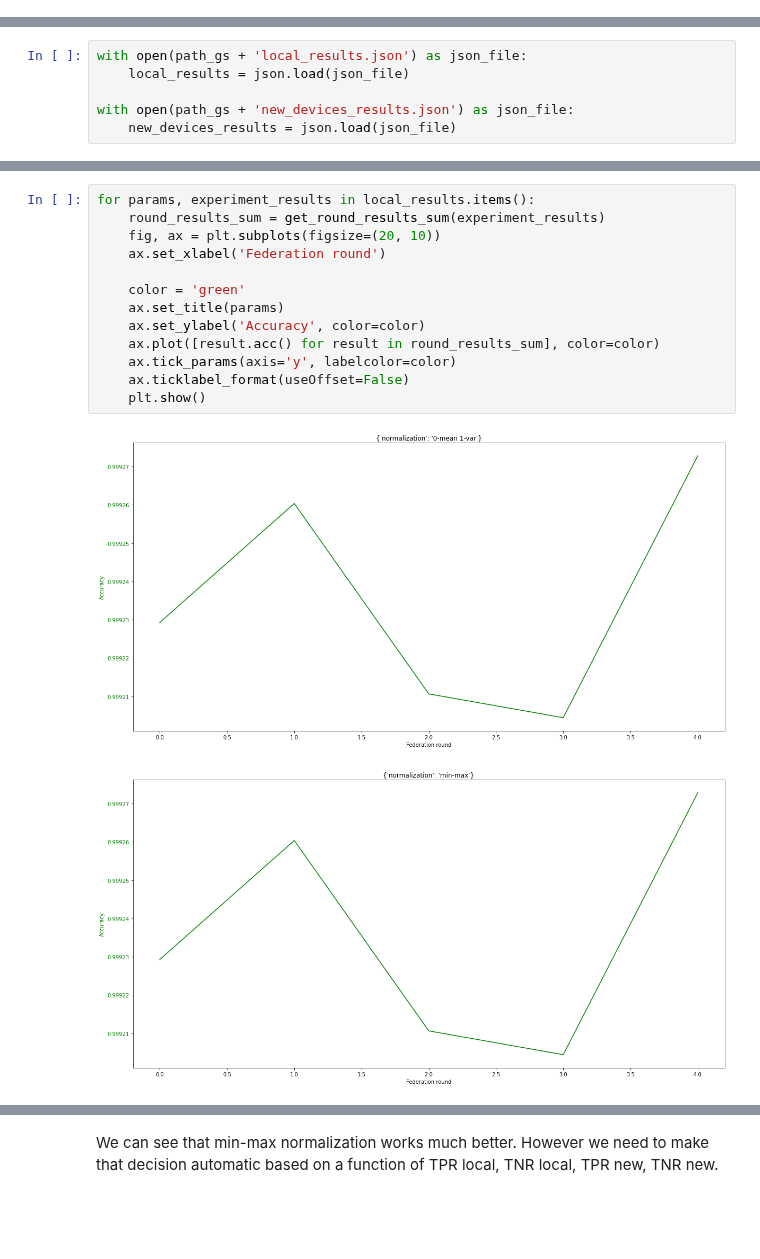
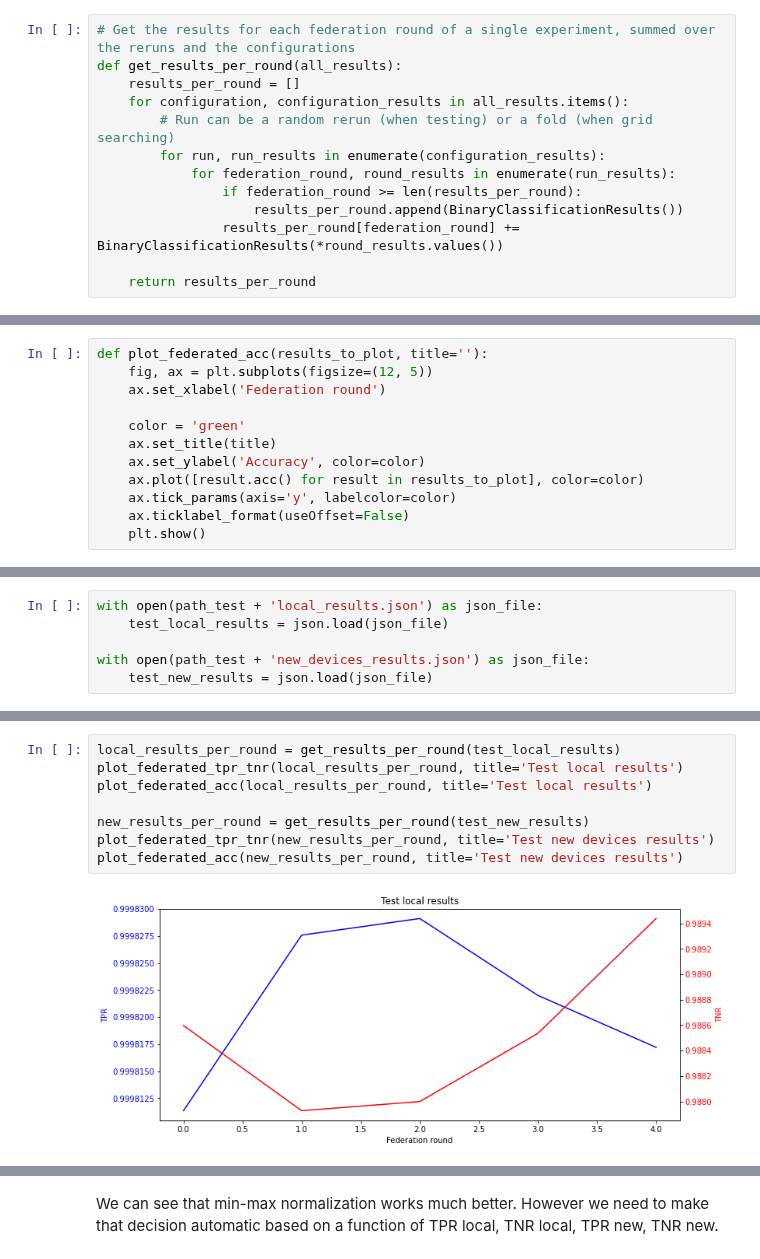
Before and after one commit to ValerianRey/fed_iot_guard, a Jupyter notebook: Results.ipynb, the cells around one changed output, grey strips where cells are left out. Drawn from its saved outputs; the diff is of its cells as text; blank space fills up the shorter version.

```diff
--- a/Results.ipynb
+++ b/Results.ipynb
@@ -9,0 +27,13 @@ Ctp.set_automatic_skip(True)
+# %%
+# Get the results for each federation round of a single experiment, summed over the reruns and the configurations
+def get_results_per_round(all_results):
+    results_per_round = []
+    for configuration, configuration_results in all_results.items():
+        # Run can be a random rerun (when testing) or a fold (when grid searching)
+        for run, run_results in enumerate(configuration_results):
+            for federation_round, round_results in enumerate(run_results):
+                if federation_round >= len(results_per_round):
+                    results_per_round.append(BinaryClassificationResults())
+                results_per_round[federation_round] += BinaryClassificationResults(*round_results.values())
+
+    return results_per_round
@@ -10 +60,13 @@ Ctp.set_automatic_skip(True)
+# %%
+def plot_federated_acc(results_to_plot, title=''):
+    fig, ax = plt.subplots(figsize=(12, 5))
+    ax.set_xlabel('Federation round')
+
+    color = 'green'
+    ax.set_title(title)
+    ax.set_ylabel('Accuracy', color=color)
+    ax.plot([result.acc() for result in results_to_plot], color=color)
+    ax.tick_params(axis='y', labelcolor=color)
+    ax.ticklabel_format(useOffset=False)
+    plt.show()
 # %%
@@ -12,7 +73,7 @@ path_gs = 'grid_search_results/federated_classifiers/run_0/'
 path_test = 'test_results/federated_classifiers/run_0/'
 # %%
-with open(path_gs + 'local_results.json') as json_file:
-    local_results = json.load(json_file)
+with open(path_test + 'local_results.json') as json_file:
+    test_local_results = json.load(json_file)
 
-with open(path_gs + 'new_devices_results.json') as json_file:
-    new_devices_results = json.load(json_file)
+with open(path_test + 'new_devices_results.json') as json_file:
+    test_new_results = json.load(json_file)
@@ -55,16 +80,10 @@ for params, experiment_results in local_results.items():
-# %%
-for params, experiment_results in local_results.items():
-    round_results_sum = get_round_results_sum(experiment_results)
-    fig, ax = plt.subplots(figsize=(20, 10))
-    ax.set_xlabel('Federation round')
-
-    color = 'green'
-    ax.set_title(params)
-    ax.set_ylabel('Accuracy', color=color)
-    ax.plot([result.acc() for result in round_results_sum], color=color)
-    ax.tick_params(axis='y', labelcolor=color)
-    ax.ticklabel_format(useOffset=False)
-    plt.show()
-# %% [output]
-[figure, removed]
-[figure, removed]
+# %%
+local_results_per_round = get_results_per_round(test_local_results)
+plot_federated_tpr_tnr(local_results_per_round, title='Test local results')
+plot_federated_acc(local_results_per_round, title='Test local results')
+
+new_results_per_round = get_results_per_round(test_new_results)
+plot_federated_tpr_tnr(new_results_per_round, title='Test new devices results')
+plot_federated_acc(new_results_per_round, title='Test new devices results')
+# %% [output]
+[figure, added]
```
Also changed, not shown: parts of 19 cells of this notebook, 3 other files.
